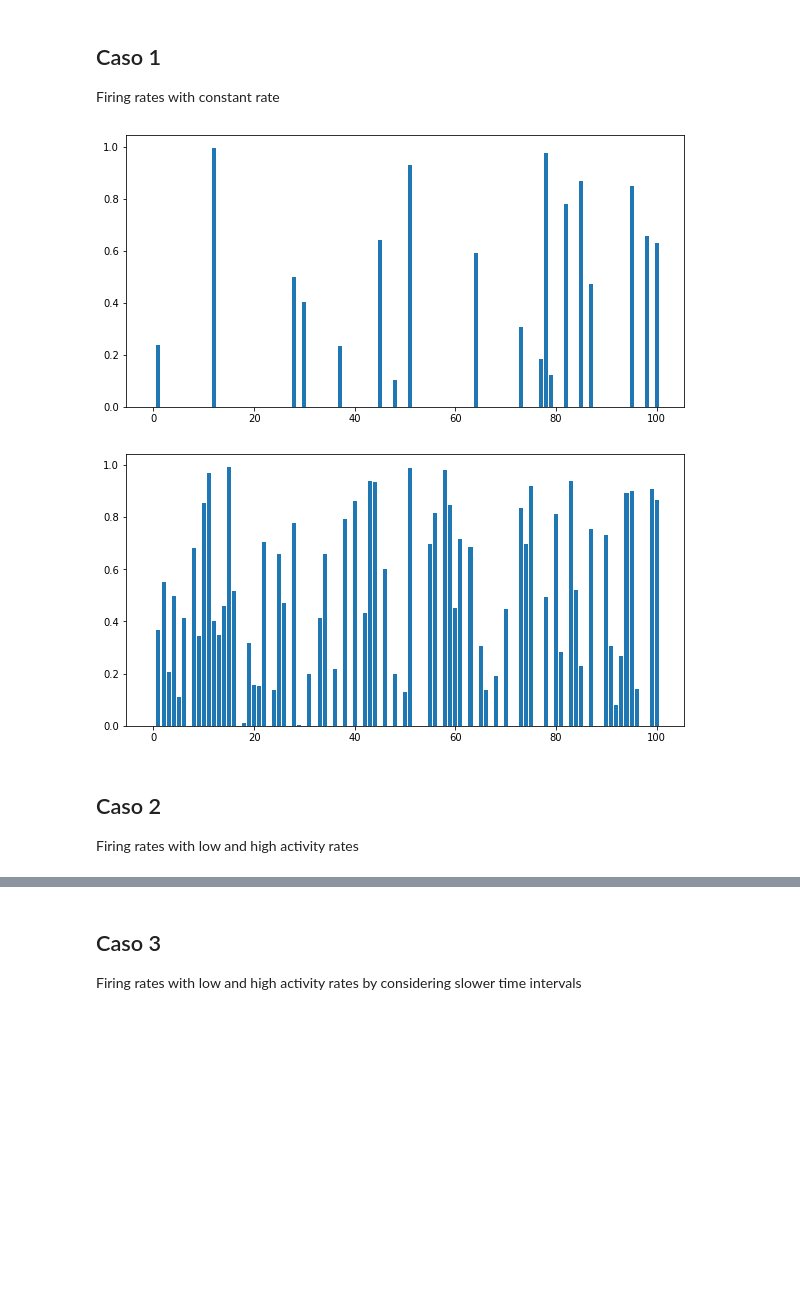
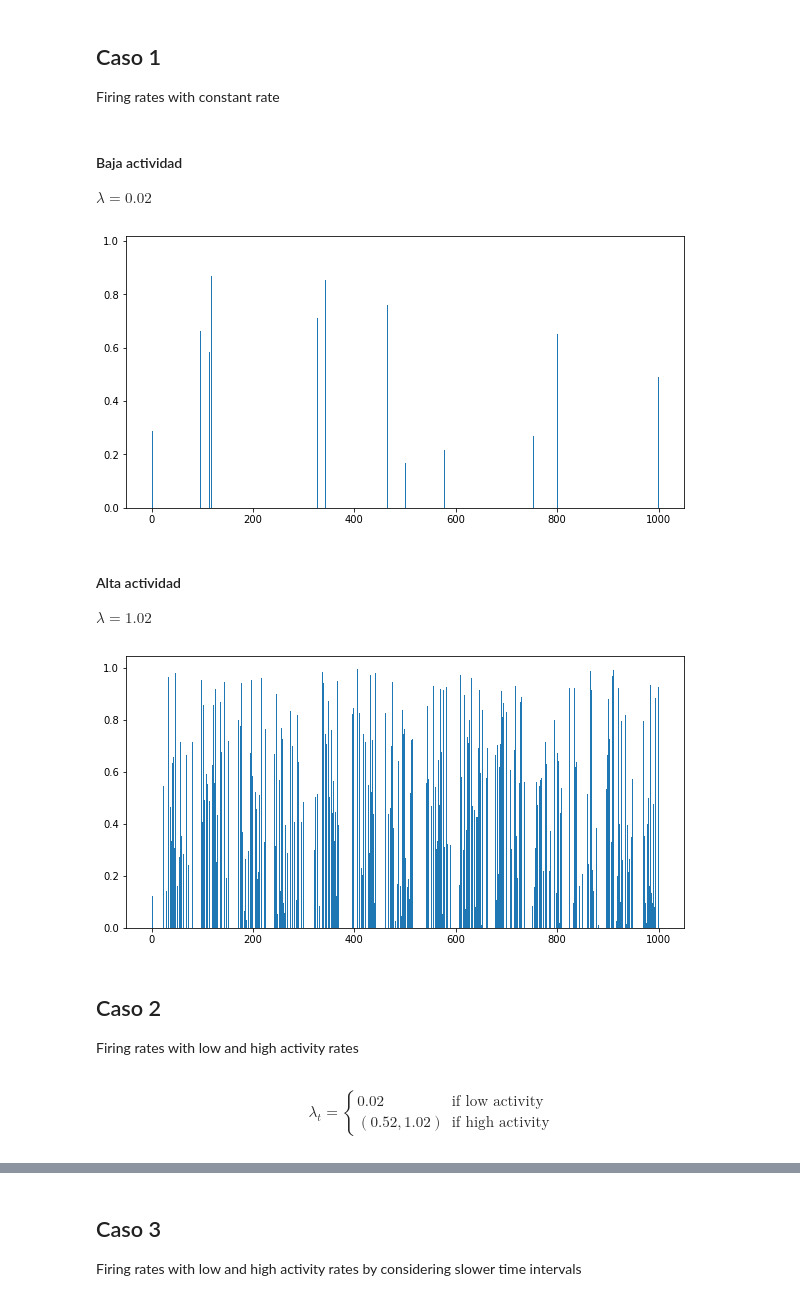
Before and after one commit to josemqz/MCA, a Jupyter notebook: Desafio2/desafio2-2.ipynb, the cells around one changed output, grey strips where cells are left out. Drawn from its saved outputs; the diff is of its cells as text; code cells hidden in the pictures; blank space fills up the shorter version.

```diff
--- a/Desafio2/desafio2-2.ipynb
+++ b/Desafio2/desafio2-2.ipynb
@@ -19,12 +18,15 @@ $$s=\frac{p}{\lambda}$$
 # %% [markdown]
 ## Caso 1
 Firing rates with constant rate
+# %% [markdown]
+#### Baja actividad
+$\lambda = 0.02$
 # %%
 # Baja actividad
-
-T = 100
+np.random.seed(21)
+T = 1000
 signal = np.zeros(T+1)
-lambda_0 = 0.2
+lambda_0 = 0.02
 t = 0
 
 while t < T:
@@ -42,34 +44,45 @@ plt.figure(figsize=(10,5))
 plt.bar(np.arange(T+1),signal)
 plt.show()
 # %% [output]
-[figure, old version]
+[figure, new version]
+# %% [markdown]
+#### Alta actividad
+$\lambda = 1.02$
 # %%
 # Alta actividad
-
-T = 100
+np.random.seed(100)
+T = 1000
 signal = np.zeros(T+1)
-lambda_0 = 1.2
+lambda_0 = 1.02
 t = 0
 
 while t < T:
 
     # random uniforme entre (0,1)
     xi = np.random.uniform(low=np.nextafter(0.0, 1.0), high=1)
     # tiempo hasta siguiente señal
     s = -1 / lambda_0 * np.log(1 - xi)
     # avance de tiempo
     t = min(t + round(s),T)
     # señal random
     signal[t] = np.random.uniform(low=np.nextafter(0.0, 1.0), high=1)
 
 plt.figure(figsize=(10,5))
 plt.bar(np.arange(T+1),signal)
 plt.show()
 # %% [output]
-[figure, old version]
+[figure, new version]
 # %% [markdown]
 ## Caso 2
 Firing rates with low and high activity rates
+# %% [markdown]
+$$
+\lambda_t =
+\begin{cases}
+    0.02 & \text{if low activity}\\
+    (0.52, 1.02) & \text{if high activity}
+\end{cases}
+$$
 # %%
 np.random.seed(11)
 T = 1000
```
Also changed, not shown: parts of 5 cells of this notebook, 1 other file.
